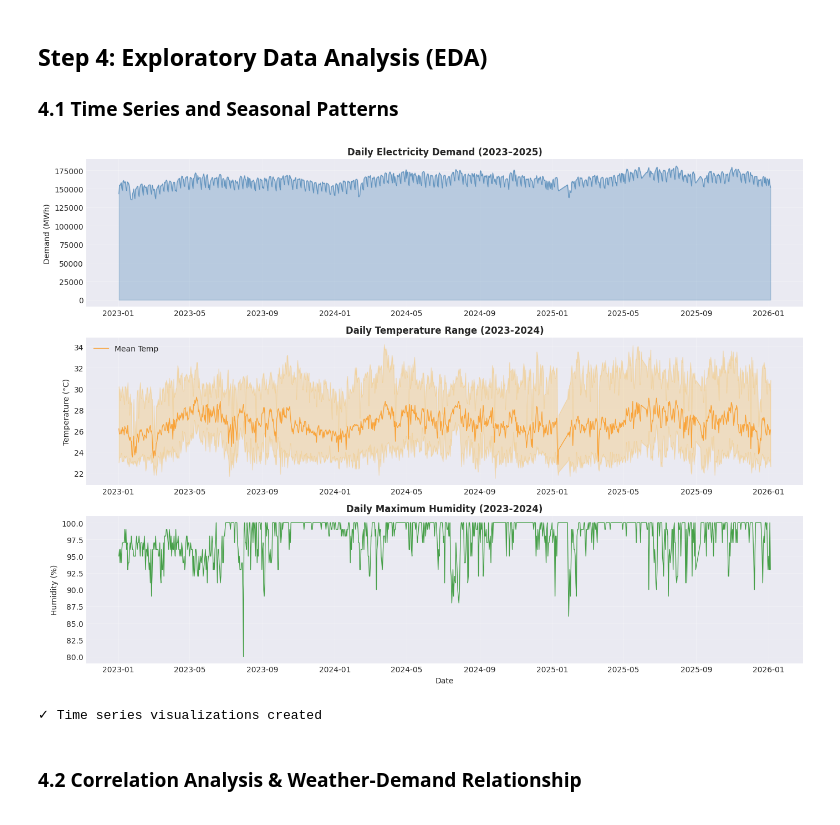
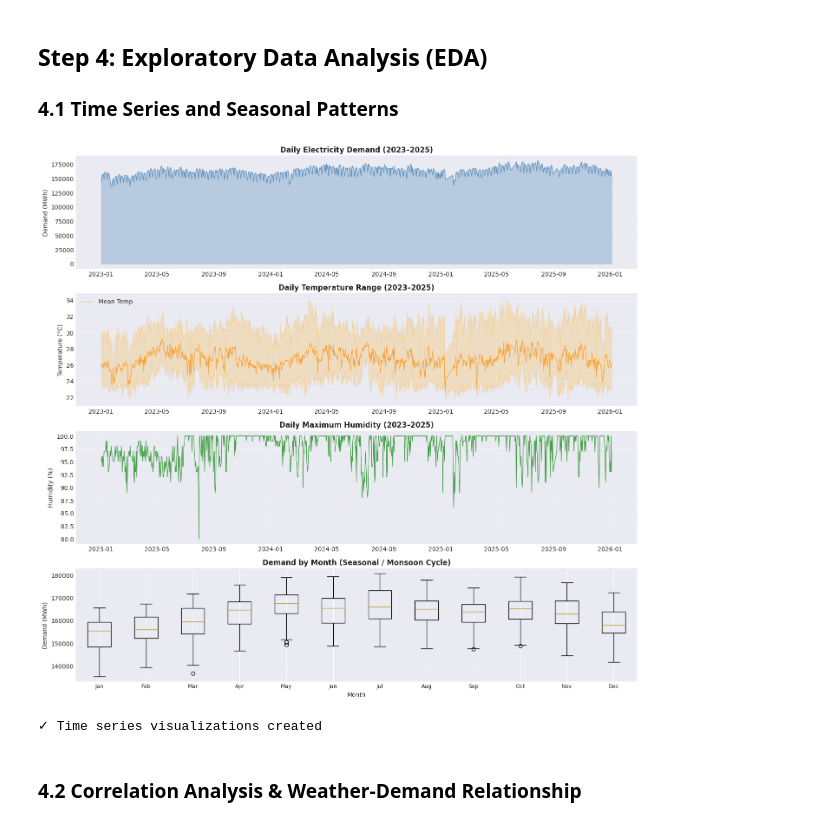
Before and after one commit to linhduong2209/electricity-demand, a Jupyter notebook: singapore_energy_forecast (1).ipynb, the cells around one changed output. Cells and saved outputs as stored; diff of their text form; code cells hidden in the pictures.

Commit message:
update diagram

```diff
--- a/singapore_energy_forecast (1).ipynb
+++ b/singapore_energy_forecast (1).ipynb
@@ -345,36 +345,47 @@ Feature columns: ['date', 'temp_max', 'temp_min', 'temp_mean', 'humidity_max', '
 ### 4.1 Time Series and Seasonal Patterns
 # %%
 # Time series plot of demand
-fig, axes = plt.subplots(3, 1, figsize=(14, 10))
+fig, axes = plt.subplots(4, 1, figsize=(14, 13))
 
 # Demand over time
 axes[0].plot(df['date'], df['demand_mwh'], linewidth=1, alpha=0.7, color='steelblue')
 axes[0].fill_between(df['date'], df['demand_mwh'], alpha=0.3, color='steelblue')
 axes[0].set_title('Daily Electricity Demand (2023–2025)', fontsize=12, fontweight='bold')
 axes[0].set_ylabel('Demand (MWh)')
 axes[0].grid(True, alpha=0.3)
 
 # Temperature over time
 axes[1].plot(df['date'], df['temp_mean'], label='Mean Temp', linewidth=1, alpha=0.7, color='darkorange')
 axes[1].fill_between(df['date'], df['temp_max'], df['temp_min'], alpha=0.2, color='orange')
-axes[1].set_title('Daily Temperature Range (2023-2024)', fontsize=12, fontweight='bold')
+axes[1].set_title('Daily Temperature Range (2023–2025)', fontsize=12, fontweight='bold')
 axes[1].set_ylabel('Temperature (°C)')
 axes[1].legend()
 axes[1].grid(True, alpha=0.3)
 
 # Humidity over time
 axes[2].plot(df['date'], df['humidity_max'], linewidth=1, alpha=0.7, color='green')
-axes[2].set_title('Daily Maximum Humidity (2023-2024)', fontsize=12, fontweight='bold')
+axes[2].set_title('Daily Maximum Humidity (2023–2025)', fontsize=12, fontweight='bold')
 axes[2].set_ylabel('Humidity (%)')
-axes[2].set_xlabel('Date')
 axes[2].grid(True, alpha=0.3)
+
+# Demand by month — seasonal / monsoon cycle
+month_groups = [df[df['month'] == m]['demand_mwh'] for m in range(1, 13)]
+month_labels = ['Jan', 'Feb', 'Mar', 'Apr', 'May', 'Jun',
+                'Jul', 'Aug', 'Sep', 'Oct', 'Nov', 'Dec']
+axes[3].boxplot(month_groups, labels=month_labels)
+
+axes[3].set_title('Demand by Month (Seasonal / Monsoon Cycle)', fontsize=12, fontweight='bold')
+axes[3].set_ylabel('Demand (MWh)')
+axes[3].set_xlabel('Month')
+axes[3].tick_params(axis='x', labelsize=9)
+axes[3].grid(True, alpha=0.3, axis='y')
 
 plt.tight_layout()
 plt.show()
 
 print("✓ Time series visualizations created")
 # %% [output]
-[figure, old version]
+[figure, new version]
 ✓ Time series visualizations created
 # %% [markdown]
 ### 4.2 Correlation Analysis & Weather-Demand Relationship
```
Also changed, not shown: parts of 1 cell of this notebook.
